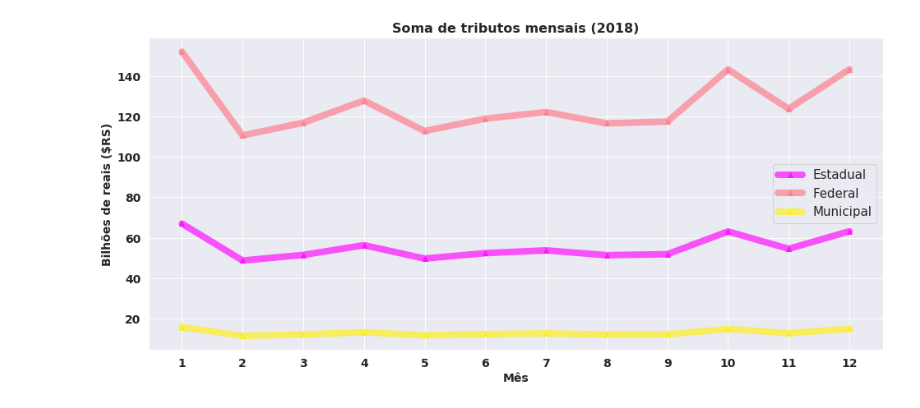
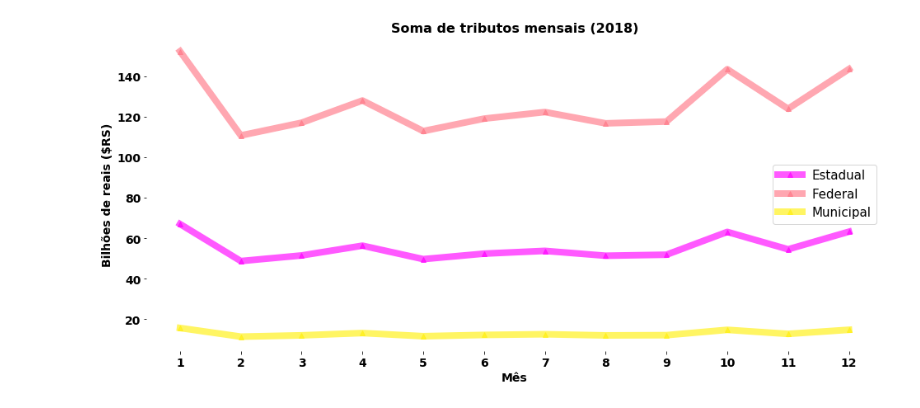
Before and after one commit to joaovitordeon/color_palette, a Jupyter notebook: impostos_2018_analise.ipynb, the cells around one changed output. Cells and saved outputs as stored; diff of their text form; code cells hidden in the pictures.

```diff
--- a/impostos_2018_analise.ipynb
+++ b/impostos_2018_analise.ipynb
@@ -46,26 +44,30 @@ cores1.graph()
 # %%
 cores_lista1 = cores1.get_colors();
 # %%
-sns.set()
 fig, ax = plt.subplots(figsize=(16,7));
 
 ax.plot(df.iloc[0,:] , linewidth=8, marker='^',label = df.index[0] , color=cores_lista1[0]) # primeira cor
 ax.plot(df.iloc[1,:] , linewidth=8, marker='^',label = df.index[1] , color=cores_lista1[8]) # cor da metade
 ax.plot(df.iloc[2,:] , linewidth=8, marker='^',label = df.index[2] , color=cores_lista1[-1]) # ultima cor
 
 ticks_x = ticker.FuncFormatter(lambda x, pos: '{0:g}'.format(x/1e9)) # bilions scale
 ax.yaxis.set_major_formatter(ticks_x)
 
 plt.xticks(df.columns,  fontsize=14 , weight='bold')
 plt.yticks(fontsize=14 , weight='bold')
 
+ax.spines['right'].set_visible(False)
+ax.spines['top'].set_visible(False)
+ax.spines['left'].set_visible(False)
+ax.spines['bottom'].set_visible(False)
+
 plt.legend(fontsize=15);
 plt.ylabel('Bilhões de reais ($RS)', {'weight':'bold', 'fontsize': 14  })
 plt.xlabel('Mês', {'weight':'bold', 'fontsize': 14  })
 plt.title('Soma de tributos mensais (2018)', fontsize=16, weight='bold');
 plt.show()
 # %% [output]
-[figure, old version]
+[figure, new version]
 # %%
 #---------------------------------------------------tree map----------------------------------------
 # %%
```
Also changed, not shown: parts of 8 cells of this notebook.
